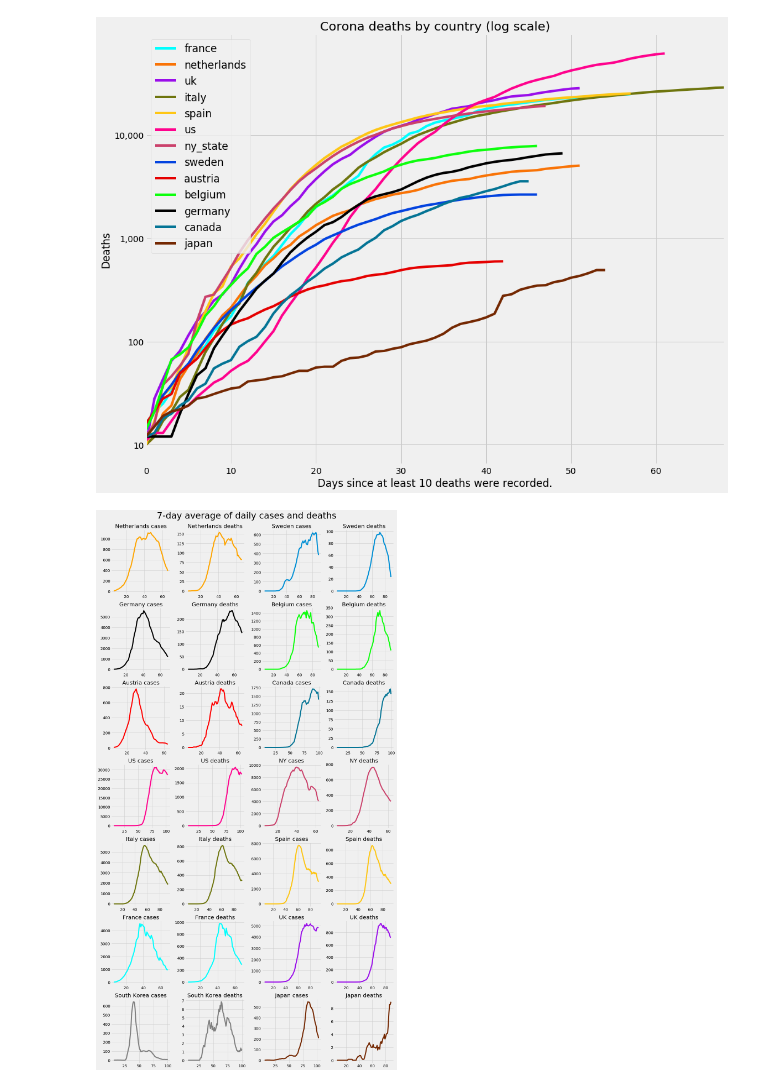
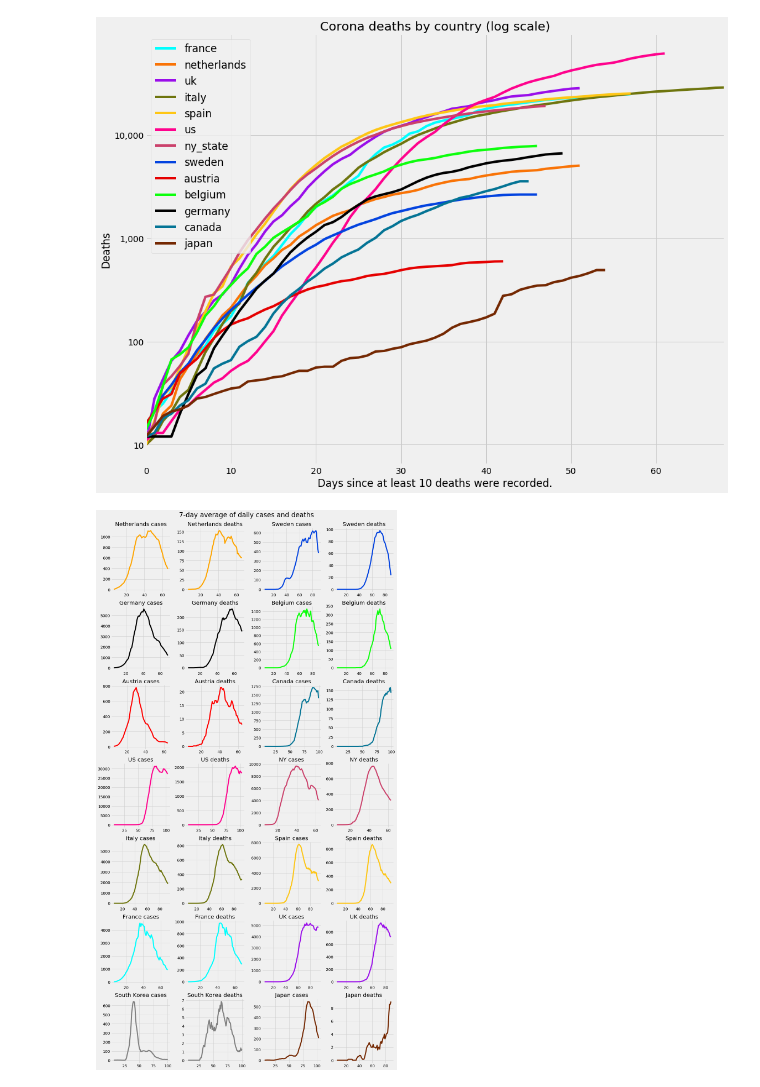
Before and after one commit to DeCooper88/corona, a Jupyter notebook: corona_dashboard.ipynb, the cells around one changed output. Drawn from its saved outputs; the diff is of its cells as text; code cells hidden in the pictures.

```diff
--- a/corona_dashboard.ipynb
+++ b/corona_dashboard.ipynb
@@ -33,7 +33,7 @@ def get_data(countries, download=False):
     """
     Return dataframe with wikipedia Corona data for countries. Download fresh
     data if download is set to True, otherwise use previously downloaded
-    data in pickle file.
+    data in local pickle file.
     """
     if download:
         df = ds.download_data(countries)
@@ -315,16 +318,16 @@ kr = country_dataframe(wiki_data, 'kr')
 jp = country_dataframe(wiki_data, 'jp')
 # %%
 fig3, axes3 = plt.subplots(7, 4, figsize=(15, 28), constrained_layout=True)
-fig3.suptitle('7-day average of daily cases and deaths', fontsize=32)
+fig3.suptitle('7-day average of daily cases and deaths', fontsize=24)
 
 axes3[0, 0].plot(nl.cases_7da, color='orange')
 axes3[0, 0].set(title='Netherlands cases')
 axes3[0, 1].plot(nl.deaths_7da, color='orange')
 axes3[0, 1].set(title='Netherlands deaths')
 
-axes3[0, 2].plot(se.cases_7da)
+axes3[0, 2].plot(se.cases_7da, color='xkcd:blue')
 axes3[0, 2].set(title='Sweden cases')
-axes3[0, 3].plot(se.deaths_7da)
+axes3[0, 3].plot(se.deaths_7da, color='xkcd:blue')
 axes3[0, 3].set(title='Sweden deaths')
 
 axes3[1, 0].plot(de.cases_7da, color='black')
@@ -362,31 +365,31 @@ axes3[4, 0].set(title='Italy cases')
 axes3[4, 1].plot(it.deaths_7da, color='xkcd:olive')
 axes3[4, 1].set(title='Italy deaths')
 
 axes3[4, 2].plot(es.cases_7da, color='xkcd:golden yellow')
 axes3[4, 2].set(title='Spain cases')
 axes3[4, 3].plot(es.deaths_7da, color='xkcd:golden yellow')
 axes3[4, 3].set(title='Spain deaths')
 
 axes3[5, 0].plot(fr.cases_7da, color='xkcd:cyan')
 axes3[5, 0].set(title='France cases')
 axes3[5, 1].plot(fr.deaths_7da, color='xkcd:cyan')
 axes3[5, 1].set(title='France deaths')
 
 axes3[5, 2].plot(uk.cases_7da, color='xkcd:violet')
 axes3[5, 2].set(title='UK cases')
 axes3[5, 3].plot(uk.loc[:88, 'deaths_7da'], color='xkcd:violet')
 axes3[5, 3].set(title='UK deaths')
 
 axes3[6, 0].plot(kr.cases_7da, color='grey')
 axes3[6, 0].set(title='South Korea cases')
 axes3[6, 1].plot(kr.deaths_7da, color='grey')
 axes3[6, 1].set(title='South Korea deaths')
 
 axes3[6, 2].plot(jp.cases_7da, color='xkcd:chestnut')
 axes3[6, 2].set(title='Japan cases')
 axes3[6, 3].plot(jp.loc[:88, 'deaths_7da'], color='xkcd:chestnut')
 axes3[6, 3].set(title='Japan deaths')
 
 plt.show()
 # %% [output]
-[figure, old version]
+[figure, new version]
```
Also changed, not shown: parts of 3 cells of this notebook.
